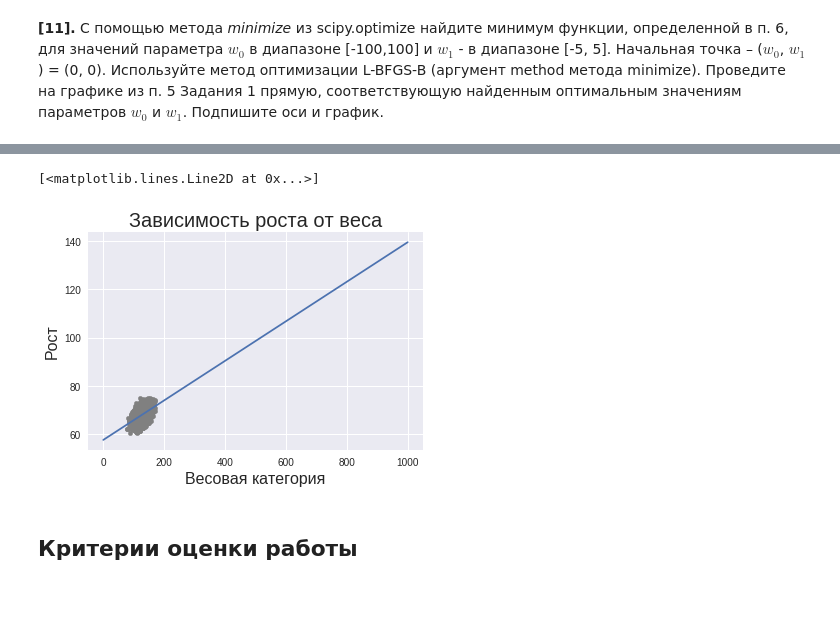
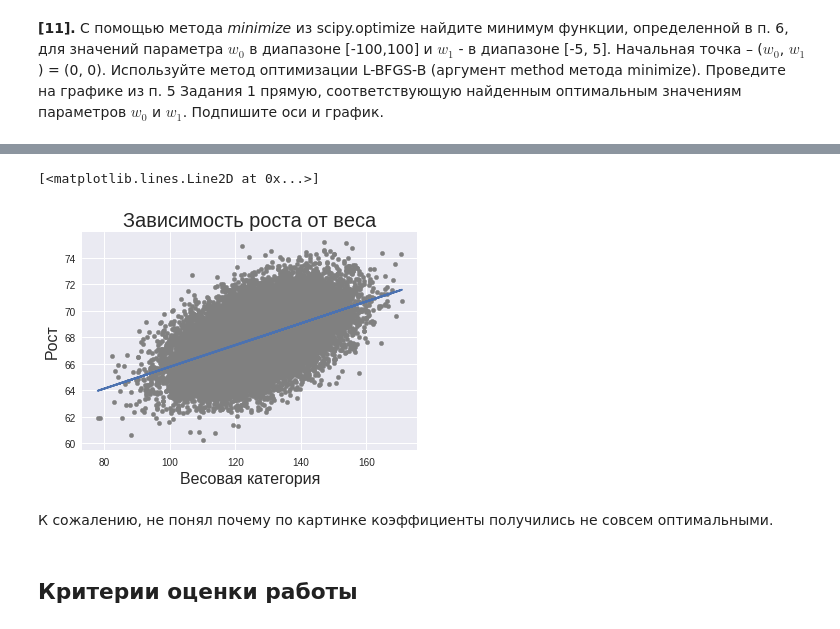
Before and after one commit to MacJei/coursera-cmp2, a Jupyter notebook: w1/peer_review_linreg_height_weight.ipynb, the cells around one changed output, grey strips where cells are left out. Saved outputs shown, nothing was run; the diff lists cells and outputs as text; code cells hidden in the pictures; blank space fills up the shorter version.

```diff
--- a/w1/peer_review_linreg_height_weight.ipynb
+++ b/w1/peer_review_linreg_height_weight.ipynb
@@ -162,11 +160,15 @@ plt.title(u'Зависимость роста от веса', fontsize=20)
 $$error(w_0, w_1) = \sum_{i=1}^n {(y_i - (w_0 + w_1 * x_i))}^2 $$
 Здесь $n$ – число наблюдений в наборе данных, $y_i$ и $x_i$ – рост и вес $i$-ого человека в наборе данных.
 # %%
-# Ваш код здесь
+# вспомогательная функция вычисления предсказания по формуле
+def predict(w_0, w_1, x_i):
+    return w_0 + w_1 * x_i
+
+# вычисление квадратичной ошибки приближения
 def squared_error(w_0, w_1, x, y):
-    sum = 0
+    sum = 0.0
     for x_i, y_i in zip(x, y):
-        sum = sum + (y_i - (w_0 + w_1 * x_i))**2
+        sum = sum + (y_i - predict(w_0, w_1, x_i))**2
     return sum
 # %% [markdown]
 Итак, мы решаем задачу: как через облако точек, соответсвующих наблюдениям в нашем наборе данных, в пространстве признаков "Рост" и "Вес" провести прямую линию так, чтобы минимизировать функционал из п. 6. Для начала давайте отобразим хоть какие-то прямые и убедимся, что они плохо передают зависимость роста от веса.
@@ -350,8 +339,6 @@ plt.show()
 # %% [markdown]
 **[11].** С помощью метода *minimize* из scipy.optimize найдите минимум функции, определенной в п. 6, для значений параметра $w_0$ в диапазоне [-100,100] и $w_1$ - в диапазоне [-5, 5]. Начальная точка – ($w_0$, $w_1$) = (0, 0). Используйте метод оптимизации L-BFGS-B (аргумент method метода minimize). Проведите на графике из п. 5 Задания 1 прямую, соответствующую найденным оптимальным значениям параметров $w_0$ и $w_1$. Подпишите оси и график.
 # %%
-# Ваш код здесь
-
 import scipy.optimize as optimize
 
 # берем реальные данные
@@ -361,6 +348,5 @@ y = data['Height']
 # создаем нужную для алгоритма функцию, x и y фиксируются в момент создания
 func = lambda w: squared_error(w[0], w[1], x, y)
 
-result = optimize.minimize(func, np.array([0,0]),
-                method='L-BFGS-B', bounds=((-100,100), (-5, 5)))
-result
+result = optimize.minimize(func, x0=(0, 0), method='L-BFGS-B',
+                           bounds=((-100,100), (-5, 5)))
@@ -377,20 +353,21 @@ result
 # %%
-# Ваш код здесь
-# вычисляем предсказания роста по тестовым данным x по заданным коэффициентам
+# вычисляем предсказания роста по данным x и полученным коэффициентам
 
-w_0 = result0.x[0]
-w_1 = result0.x[1]
+w_0 = result.x[0]
+w_1 = result.x[1]
 
 y4 = [predict(w_0, w_1, x_i) for x_i in x]
 
 data.plot(y='Height', x='Weight', kind='scatter', color='grey')
 plt.xlabel(u'Весовая категория', fontsize=16)
 plt.ylabel(u'Рост', fontsize=16)
 plt.title(u'Зависимость роста от веса', fontsize=20)
 plt.plot(x, y4)
 # %% [output]
 [<matplotlib.lines.Line2D at 0x...>]
-[figure, old version]
+[figure, new version]
+# %% [markdown]
+К сожалению, не понял почему по картинке коэффициенты получились не совсем оптимальными.
 # %% [markdown]
 ## Критерии оценки работы
 # %% [markdown]
```
Also changed, not shown: parts of 8 cells of this notebook, 2 other files.
